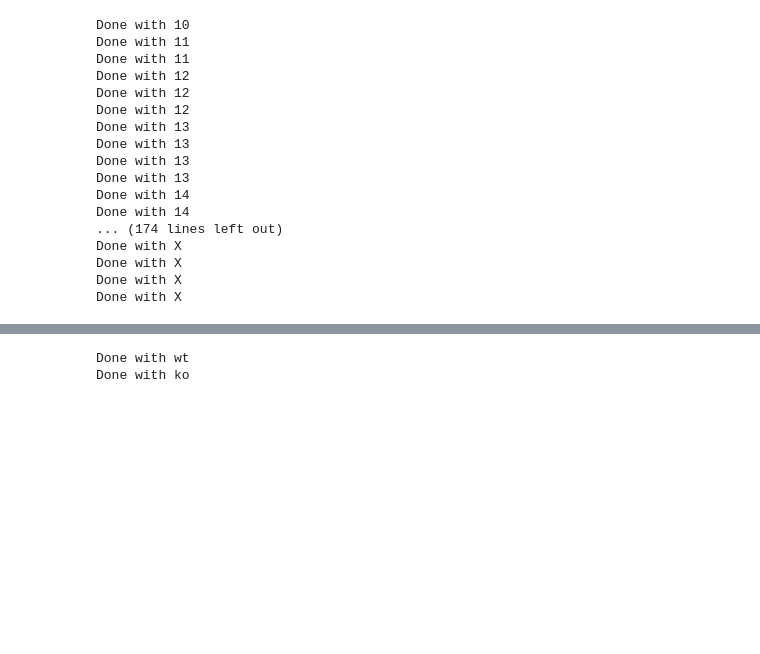
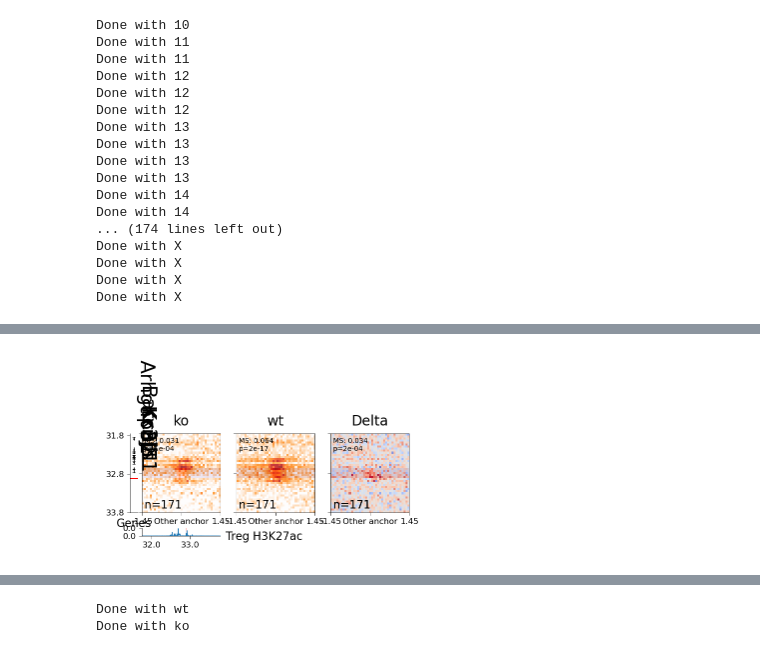
Before and after one commit to pritykinlab/metadomain_paper, a Jupyter notebook: pileups/Pileup_Chandra2023.ipynb, the cells around one changed output, grey strips where cells are left out. Drawn from its saved outputs; the diff is of its cells as text; code cells hidden in the pictures; blank space fills up the shorter version.

```diff
--- a/pileups/Pileup_Chandra2023.ipynb
+++ b/pileups/Pileup_Chandra2023.ipynb
@@ -190,8 +196,13 @@ df = df.reset_index().drop('index', axis=1)
 %autoreload 2
 from collections import defaultdict
 from make_figure4 import *
-from hub_pileup ifmport *
+from hub_pileup import *
 import itertools
+
+cooldict_50kb = {
+    'wt' : cool_wt_50kb,
+    'ko' : cool_ko_50kb,
+}
 
 metadomain_pileup_cooldict = cooldict_50kb
 all_mat_dict = defaultdict(list)
@@ -199,8 +210,8 @@ all_metadata = []
 padding_size = 30
 
 ets1_all_mat_dict, ets1_all_metadata = pileup_bins_with_hub(df, metadomain_pileup_cooldict,
-                                                            chrom_to_start, inter_and_intra_connections_treg,
-                            inter_and_intra_connections_tcon, padding_size=padding_size, fetch_oe=True)
+                                                            chrom_to_start, inter_and_intra_metadomains_treg,
+                            inter_and_intra_metadomains_tcon, padding_size=padding_size, fetch_oe=True)
 # %% [output]
 Done with 10
 Done with 11
@@ -319,0 +239,80 @@ file: /Genomics/argo/users/gdolsten/pritlab/jupys/tregs/pygbrowse/Mus_musculus.G
+# %%
+from hub_pileup import *
+
+ind = 5217
+ms = []
+name = 'Ets1'
+for cluster in [4, 0, 18, 'A comp.']:
+    idx = ( ((ets1_all_metadata['ind1']==ind) & (ets1_all_metadata['cluster2']==cluster)) |
+            ((ets1_all_metadata['ind2']==ind) & (ets1_all_metadata['cluster1']==cluster))
+          )
+    rows = []
+    keys = [ 'wt',  'ko']
+    keys = [ 'ko',  'wt']
+
+    fig, axs = init_subplots_exact(3, 1, fgsz=(20*mm, 20*mm), dpi = 100)
+    plt.sca(axs[0])
+
+    base = (5217-chrom_to_start['9'])*5
+    l1, l2 = (base - 30 + 10)*50_000, (base + 31 - 10)*50_000
+    place = ('9', l1, l2)
+    newax = add_GTF_to_L_axis(place, plt.gca(), ignore_set = {},
+                             skip_rik = True,
+                             skip_gm = True)
+    newax.set_ylim([l2, l1])
+    newax.set_xlim([-1, 1])
+    newax.axhspan(32928966, 32904069, color='red', linewidth=0)
+    newax.grid(False)
+
+    newax = add_bigwig_to_axis(place, bwdict, plt.gca(), basey=-.3)[0]
+
+    newax.axvspan(32928966, 32904069, color='red', linewidth=0)
+    newax.set_xlim([l1, l2])
+    newax.set_yticks([0, 80])
+    newax.grid(False)
+
+    for c, key in enumerate(keys):
+        plt.sca(axs[c])
+        mats = (ets1_all_mat_dict[key])[idx][:, 10:-10, 10:-10]
+        print(mats.shape)
+        plot_pileup_mat(mats, axs[c], cmap = 'gist_heat_r', vmin=-.05, vmax=.25,
+                       show_filts=True, method='center_square')
+        m = np.nanmean(ets1_all_mat_dict[key][idx], axis=0)
+        ms.append(m)
+        n = len(m)//2
+        plt.grid(False)
+        plt.sca(axs[c])
+        plt.title(f'{key}')
+    plt.sca(axs[2])
+    mats = (ets1_all_mat_dict['wt'][idx] - ets1_all_mat_dict['ko'][idx])[:, 10:-10, 10:-10]
+    plot_pileup_mat(mats,  axs[2], cmap = 'coolwarm', vmin=-.1, vmax=.1,
+                   show_filts=True, method='center_square')
+    m = np.nanmean(ets1_all_mat_dict[key][idx], axis=0)
+    ms.append(m)
+
+    plt.title("Delta")
+    plt.grid(False)
+    plt.text(.03, .05, f'n={idx.sum()}', transform=axs[2].transAxes, fontsize=8)
+
+    x1, x2 = all_ind_to_region[5217][1], all_ind_to_region[5217][2]
+    xs = np.arange(x1 - 50_000*20, x2 + 50_000*20, 50_000)
+
+    cutoff = n*50_000/1e6
+    mb = mats.shape[1]*50e3 // 2 / 1e6
+    for c, a in enumerate(axs):
+        plt.sca(axs[c])
+
+        plt.yticks([-mb, 0, mb])
+        plt.gca().set_yticklabels(['', '', ''])
+        plt.gca().get_yticklabels()[1].set_fontsize(10)
+        plt.gca().get_yticklabels()[1].set_rotation(0)
+        plt.gca().get_yticklabels()[1].set_va('center')
+
+        plt.gca().set_xticks([-mb, 0, mb])
+        plt.gca().set_xticklabels([-cutoff, "Other anchor", cutoff])
+
+        a.tick_params(labeltop = False, top = False, labelbottom = True, bottom = True)
+        if c % n != 0 :
+            plt.gca().tick_params(labelleft=False)
+    fig.savefig(f'./plots/GOLNAZ/ets1_ko_{cluster}.pdf', bbox_inches='tight')
+# %% [output]
@@ -319,0 +331 @@ file: /Genomics/argo/users/gdolsten/pritlab/jupys/tregs/pygbrowse/Mus_musculus.G
+[figure, added]
```
Also changed, not shown: parts of 8 cells of this notebook, 10 other files.
